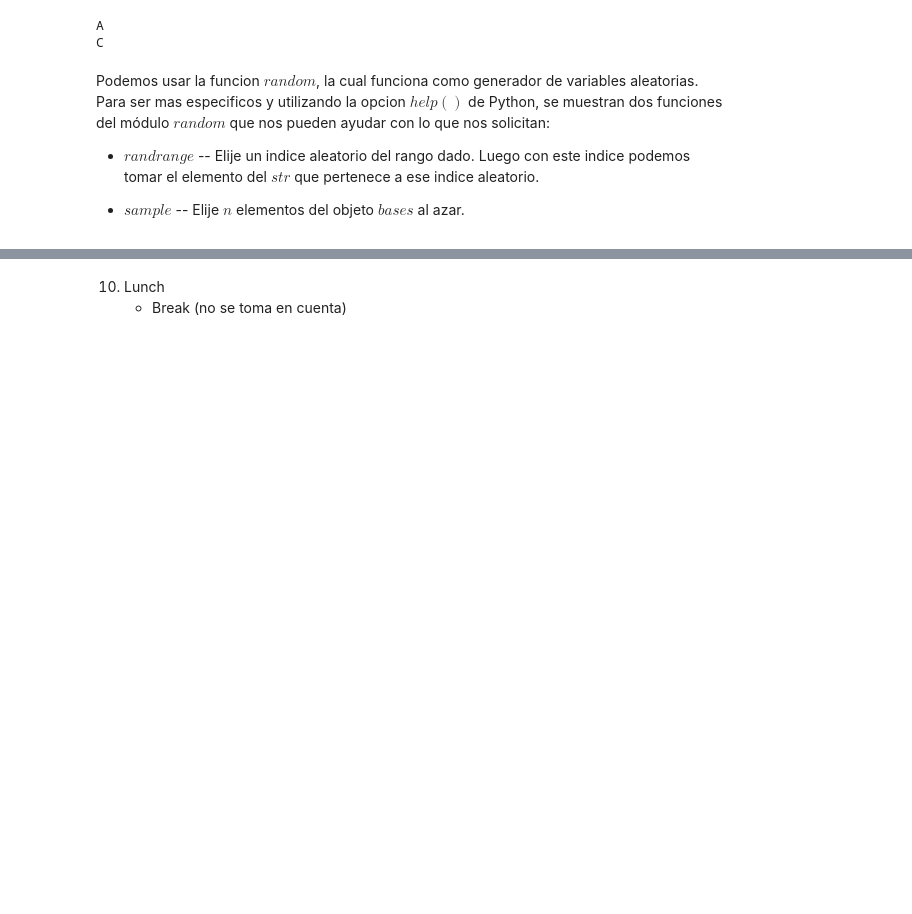
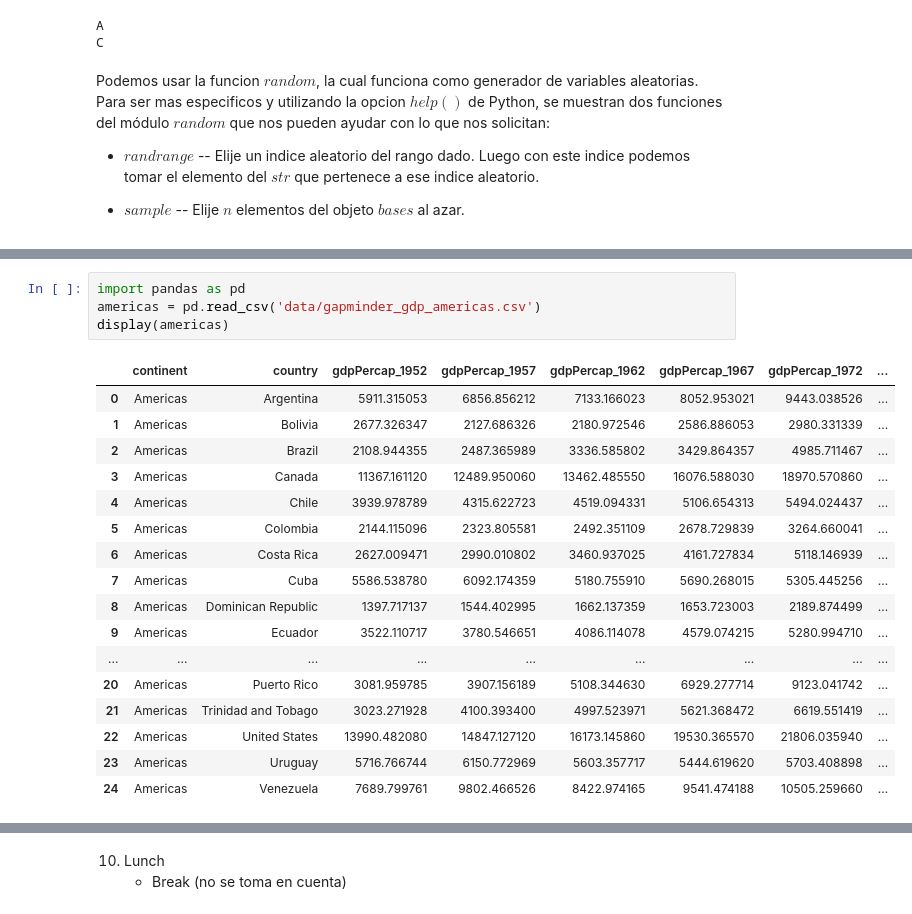
Before and after one commit to CamilaSilva1995/2021_PML_CamilaSilva, a Jupyter notebook: Tarea1_PML_CamilaSilva.ipynb, the cells around one changed output, grey strips where cells are left out. Cells and saved outputs as stored; diff of their text form; blank space fills up the shorter version.

```diff
--- a/Tarea1_PML_CamilaSilva.ipynb
+++ b/Tarea1_PML_CamilaSilva.ipynb
@@ -157,0 +154,22 @@ Podemos usar la funcion $random$, la cual funciona como generador de variables a
+# %%
+import pandas as pd
+americas = pd.read_csv('data/gapminder_gdp_americas.csv')
+display(americas)
+# %% [output]
+|  | continent | country | gdpPercap_1952 | gdpPercap_1957 | gdpPercap_1962 | gdpPercap_1967 | gdpPercap_1972 | ... |
+| 0 | Americas | Argentina | 5911.315053 | 6856.856212 | 7133.166023 | 8052.953021 | 9443.038526 | ... |
+| 1 | Americas | Bolivia | 2677.326347 | 2127.686326 | 2180.972546 | 2586.886053 | 2980.331339 | ... |
+| 2 | Americas | Brazil | 2108.944355 | 2487.365989 | 3336.585802 | 3429.864357 | 4985.711467 | ... |
+| 3 | Americas | Canada | 11367.161120 | 12489.950060 | 13462.485550 | 16076.588030 | 18970.570860 | ... |
+| 4 | Americas | Chile | 3939.978789 | 4315.622723 | 4519.094331 | 5106.654313 | 5494.024437 | ... |
+| 5 | Americas | Colombia | 2144.115096 | 2323.805581 | 2492.351109 | 2678.729839 | 3264.660041 | ... |
+| 6 | Americas | Costa Rica | 2627.009471 | 2990.010802 | 3460.937025 | 4161.727834 | 5118.146939 | ... |
+| 7 | Americas | Cuba | 5586.538780 | 6092.174359 | 5180.755910 | 5690.268015 | 5305.445256 | ... |
+| 8 | Americas | Dominican Republic | 1397.717137 | 1544.402995 | 1662.137359 | 1653.723003 | 2189.874499 | ... |
+| 9 | Americas | Ecuador | 3522.110717 | 3780.546651 | 4086.114078 | 4579.074215 | 5280.994710 | ... |
+| ... | ... | ... | ... | ... | ... | ... | ... | ... |
+| 20 | Americas | Puerto Rico | 3081.959785 | 3907.156189 | 5108.344630 | 6929.277714 | 9123.041742 | ... |
+| 21 | Americas | Trinidad and Tobago | 3023.271928 | 4100.393400 | 4997.523971 | 5621.368472 | 6619.551419 | ... |
+| 22 | Americas | United States | 13990.482080 | 14847.127120 | 16173.145860 | 19530.365570 | 21806.035940 | ... |
+| 23 | Americas | Uruguay | 5716.766744 | 6150.772969 | 5603.357717 | 5444.619620 | 5703.408898 | ... |
+| 24 | Americas | Venezuela | 7689.799761 | 9802.466526 | 8422.974165 | 9541.474188 | 10505.259660 | ... |
```
Also changed, not shown: parts of 44 cells of this notebook.
